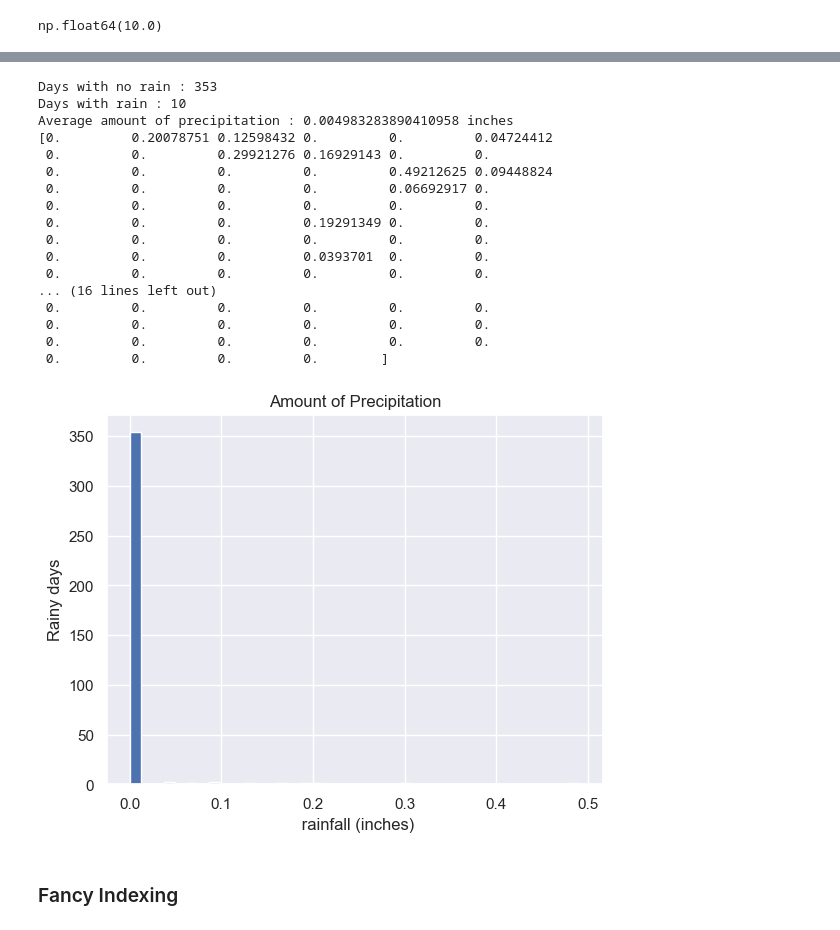
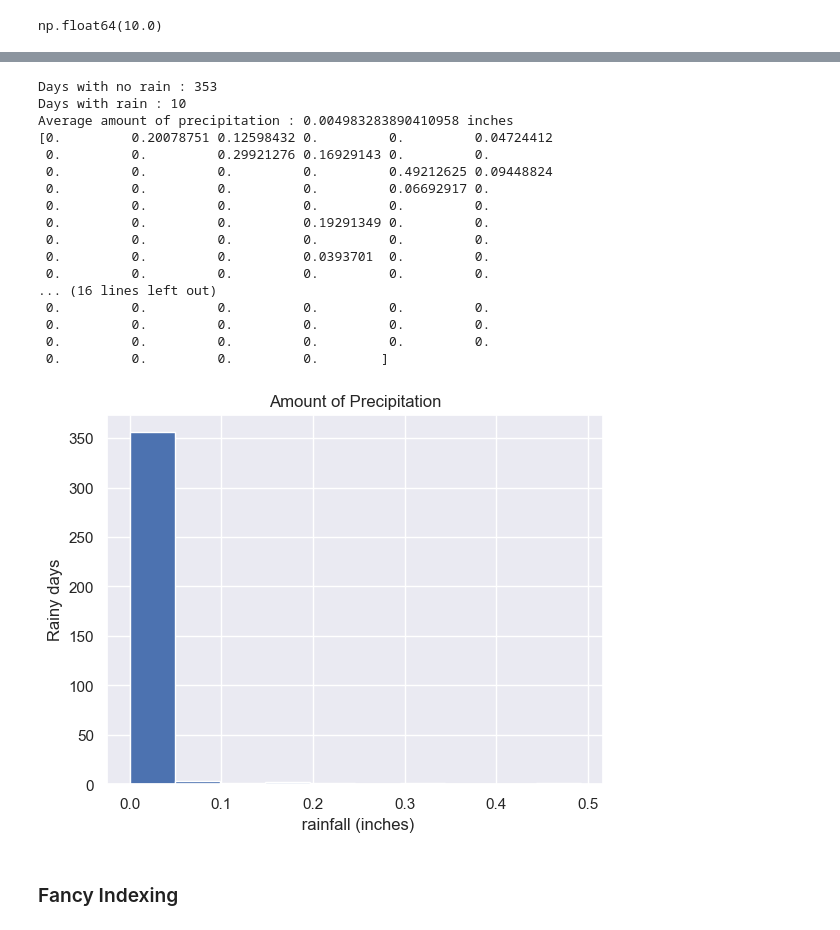
Before and after one commit to HerbSek/Learning-Data-Science, a Jupyter notebook: numpy.ipynb, the cells around one changed output, grey strips where cells are left out. Drawn from its saved outputs; the diff is of its cells as text; code cells hidden in the pictures.

```diff
--- a/numpy.ipynb
+++ b/numpy.ipynb
@@ -396,7 +409,7 @@ raindata = raindata *  0.0393701
 raindata.shape
 seaborn.set()
 plt.title("Amount of Precipitation")
-plt.hist(raindata,40)
+plt.hist(raindata)
 plt.xlabel(" rainfall (inches)")
 plt.ylabel("Rainy days")
 
@@ -408,34 +421,34 @@ for i in raindata:
         countnorain += 1
     else:
         countrain += 1
 print(f'Days with no rain : {countnorain-1}')
 print(f'Days with rain : {countrain-1}')
 
 print(f'Average amount of precipitation : {np.mean(raindata)} inches ')
 
 # Boolean values and structures as masks
 summer = raindata[0:172] # Getting / masking summer from raindata array
 
 print(summer)
 # %% [output]
 Days with no rain : 353
 Days with rain : 10
 Average amount of precipitation : 0.004983283890410958 inches
 [0.         0.20078751 0.12598432 0.         0.         0.04724412
  0.         0.         0.29921276 0.16929143 0.         0.
  0.         0.         0.         0.         0.49212625 0.09448824
  0.         0.         0.         0.         0.06692917 0.
  0.         0.         0.         0.         0.         0.
  0.         0.         0.         0.19291349 0.         0.
  0.         0.         0.         0.         0.         0.
  0.         0.         0.         0.0393701  0.         0.
  0.         0.         0.         0.         0.         0.
 ... (16 lines left out)
  0.         0.         0.         0.         0.         0.
  0.         0.         0.         0.         0.         0.
  0.         0.         0.         0.         0.         0.
  0.         0.         0.         0.        ]
-[figure, old version]
+[figure, new version]
 # %% [markdown]
 ### Fancy Indexing
 # %%
```
Also changed, not shown: parts of 8 cells of this notebook.
